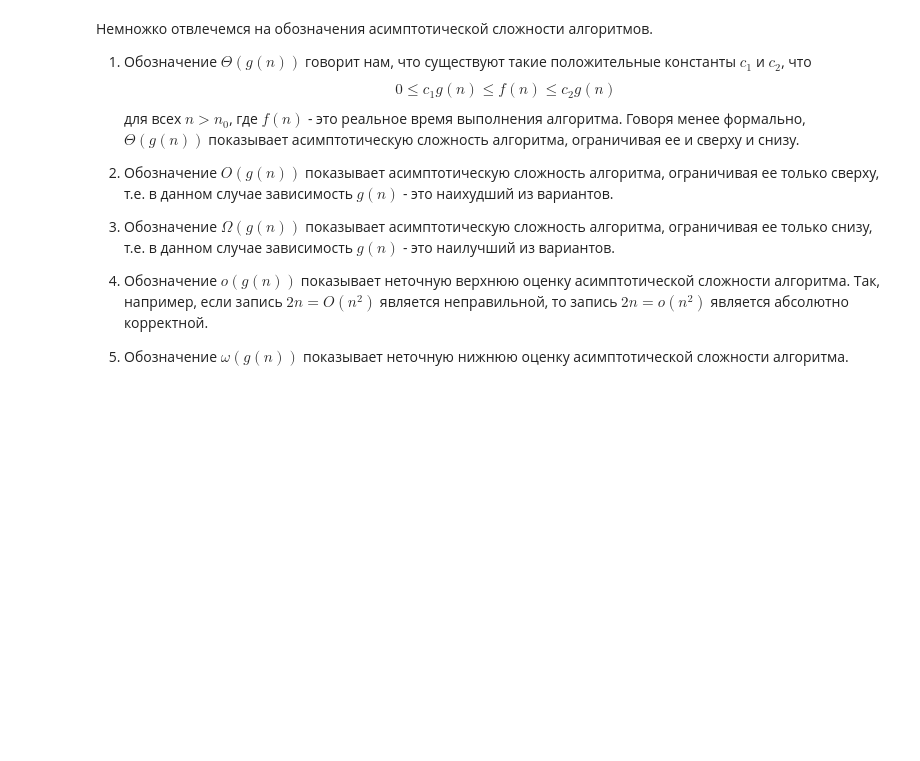
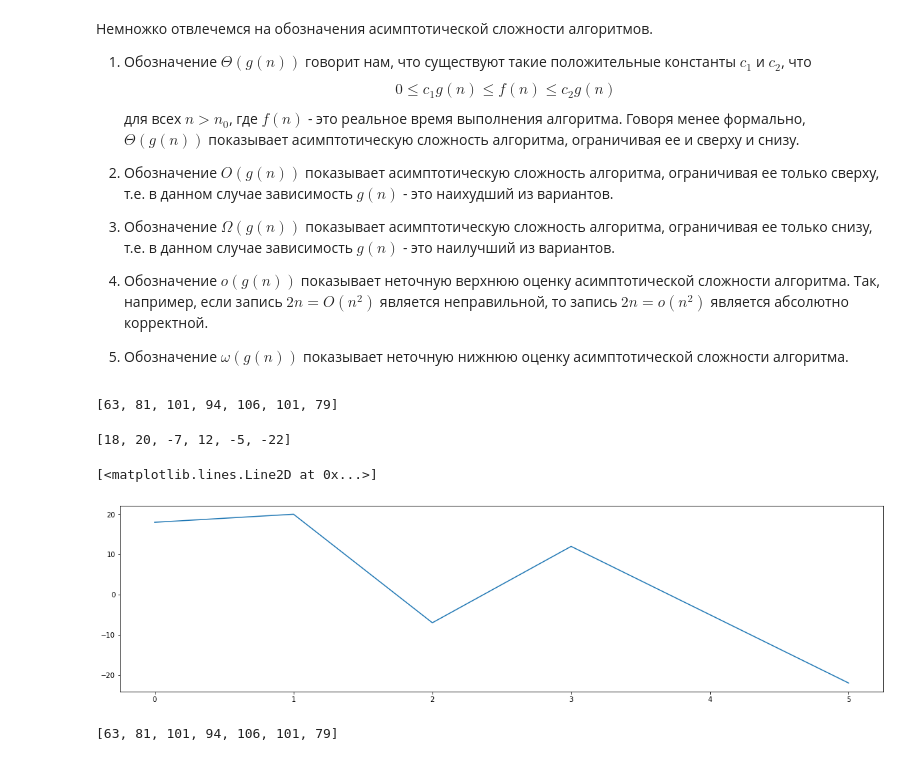
Before and after one commit to dementich/IntroductionToAlgorithms, a Jupyter notebook: 2.DivideAndConquer.ipynb, the cells around one changed output. Drawn from its saved outputs; the diff is of its cells as text; code cells hidden in the pictures; blank space fills up the shorter version.

```diff
--- a/2.DivideAndConquer.ipynb
+++ b/2.DivideAndConquer.ipynb
@@ -46,3 +46,23 @@ $$0 \le c_1g(n) \le f(n) \le c_2g(n)$$ для всех $n \gt n_0$, где $f(n)
 4. Обозначение $o(g(n))$ показывает неточную верхнюю оценку асимптотической сложности алгоритма. Так, например, если запись $2n = O(n^2)$ является неправильной, то запись $2n = o(n^2)$ является абсолютно корректной.
 
 5. Обозначение $\omega(g(n))$ показывает неточную нижнюю оценку асимптотической сложности алгоритма.
+# %%
+subdata = data[7:14]
+subdata
+# %% [output]
+[63, 81, 101, 94, 106, 101, 79]
+# %%
+delta = [subdata[i] - subdata[i - 1] for i in range(1, len(subdata))]
+delta
+# %% [output]
+[18, 20, -7, 12, -5, -22]
+# %%
+plt.figure(figsize=(20, 5))
+plt.plot(delta)
+# %% [output]
+[<matplotlib.lines.Line2D at 0x...>]
+[figure, added]
+# %%
+subdata
+# %% [output]
+[63, 81, 101, 94, 106, 101, 79]
```
Also changed, not shown: parts of 6 cells of this notebook.
